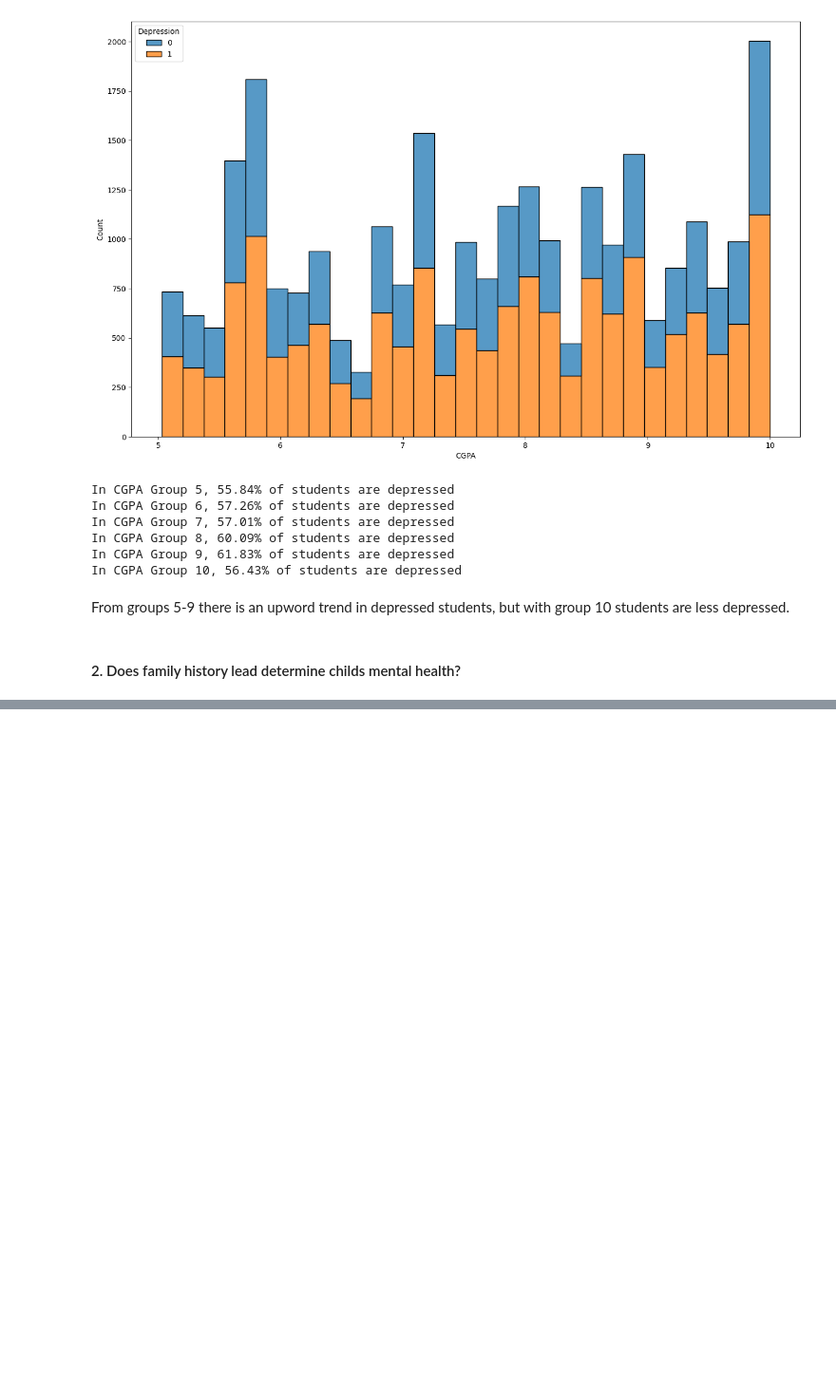
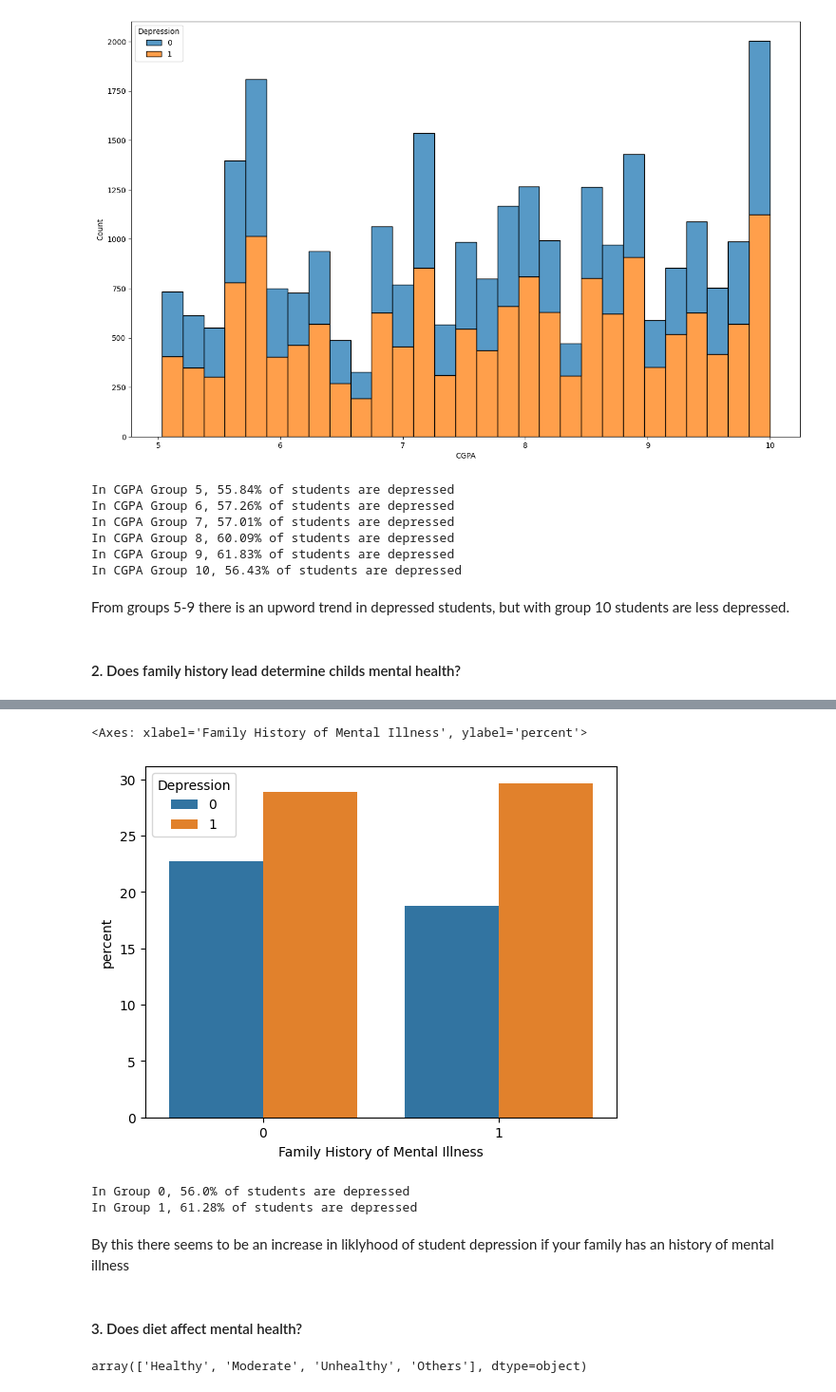
Before and after one commit to mishamickevicius/ML-Projects, a Jupyter notebook: Student Depression/student-depression-eda.ipynb, the cells around one changed output, grey strips where cells are left out. Shown at 95% size. Drawn from its saved outputs; the diff is of its cells as text; code cells hidden in the pictures; blank space fills up the shorter version.

```diff
--- a/Student Depression/student-depression-eda.ipynb
+++ b/Student Depression/student-depression-eda.ipynb
@@ -11,7 +11,11 @@ import seaborn as sns
 4. Which factors contribute the most to Student Depression?
+# %%
+import kagglehub
+
+path = kagglehub.dataset_download("hopesb/student-depression-dataset")
 # %%
 # Get dataset
-df = pd.read_csv("data/Student Depression Dataset.csv")
+df = pd.read_csv(path+"/Student Depression Dataset.csv")
 df.head()
 # %% [output]
 |  | id | Gender | Age | City | Profession | Academic Pressure | Work Pressure | CGPA | ... |
@@ -89,0 +109,28 @@ df['Family History of Mental Illness'] = df['Family History of Mental Illness'].
+# %%
+sns.countplot(df, x='Family History of Mental Illness', stat='percent',
+             hue='Depression'
+             )
+# %% [output]
+<Axes: xlabel='Family History of Mental Illness', ylabel='percent'>
+[figure, added]
+# %%
+# Trying to find a more clear answer
+
+for group in df['Family History of Mental Illness'].unique():
+    # Get total in this group
+    total = len(df[df['Family History of Mental Illness'] == group])
+    # Get number of students in group that are depressed
+    dep_total = len(df[(df['Family History of Mental Illness'] == group) & (df['Depression'] == 1)])
+    # Get precentage
+    print(f"In Group {group}, {round((dep_total / total) * 100, 2)}% of students are depressed")
+# %% [output]
+In Group 0, 56.0% of students are depressed
+In Group 1, 61.28% of students are depressed
+# %% [markdown]
+By this there seems to be an increase in liklyhood of student depression if your family has an history of mental illness
+# %% [markdown]
+#### 3. Does diet affect mental health?
+# %%
+df['Dietary Habits'].unique()
+# %% [output]
+array(['Healthy', 'Moderate', 'Unhealthy', 'Others'], dtype=object)
```
Also changed, not shown: parts of 13 cells of this notebook, 1 other file.
